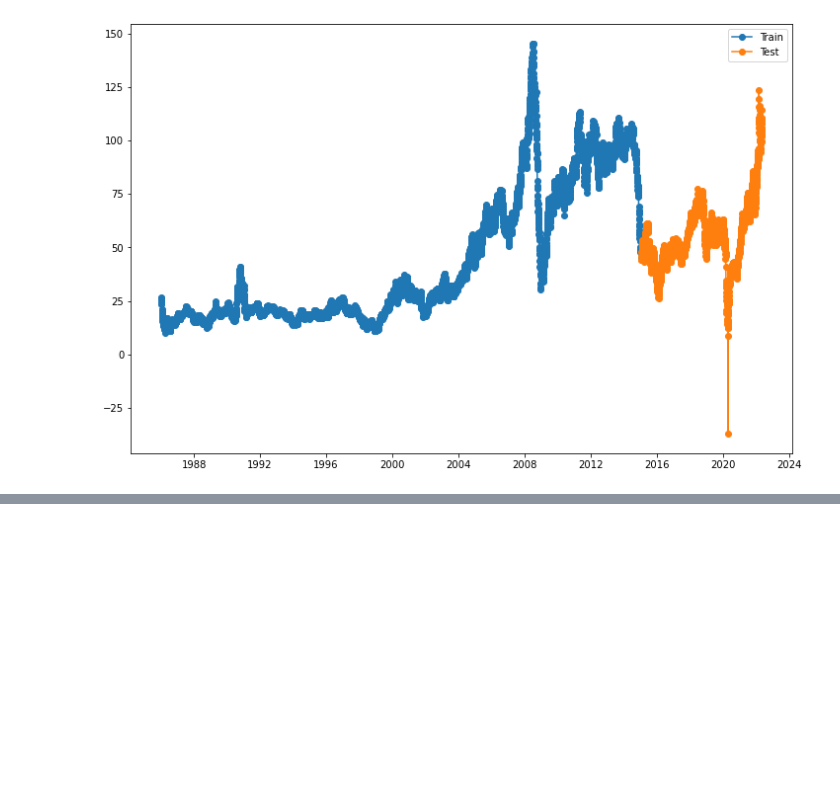
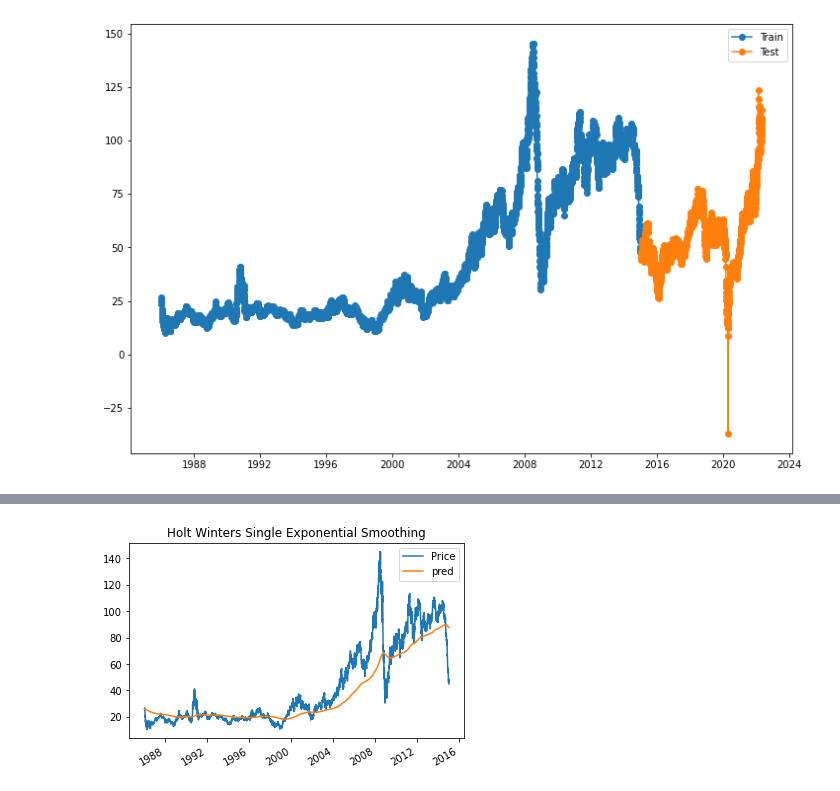
Before and after one commit to luketankh/LevelUp-, a Jupyter notebook: ARIMA.ipynb, the cells around one changed output, grey strips where cells are left out. Cells and saved outputs as stored; diff of their text form; code cells hidden in the pictures; blank space fills up the shorter version.

Commit message:
added holts-winter forecasting

```diff
--- a/ARIMA.ipynb
+++ b/ARIMA.ipynb
@@ -218,3 +218,16 @@ SARIMAX Results
 | Prob(H) (two-sided): | 0.00 | Kurtosis: | 24.28 |
 Warnings:
 [1] Covariance matrix calculated using the outer product of gradients (complex-step).
+# %%
+# Other methods for forecasting
+# Winter Smoothing Model, single exponential smoothing
+from statsmodels.tsa.holtwinters import SimpleExpSmoothing
+
+
+# Set the value of Alpha and define m (Time Period)
+d = 365
+alpha = 1/(2*d)
+
+
+
+train['pred'] = SimpleExpSmoothing(train['Price'].astype(float)).fit(smoothing_level=alpha,optimized=False,use_brute=True).fittedvalues
@@ -220,0 +240,4 @@ Warnings:
+# %%
+train[['Price','pred']].plot(title='Holt Winters Single Exponential Smoothing');
+# %% [output]
+[figure, added]
```
Also changed, not shown: parts of 6 cells of this notebook, 1 other file.
